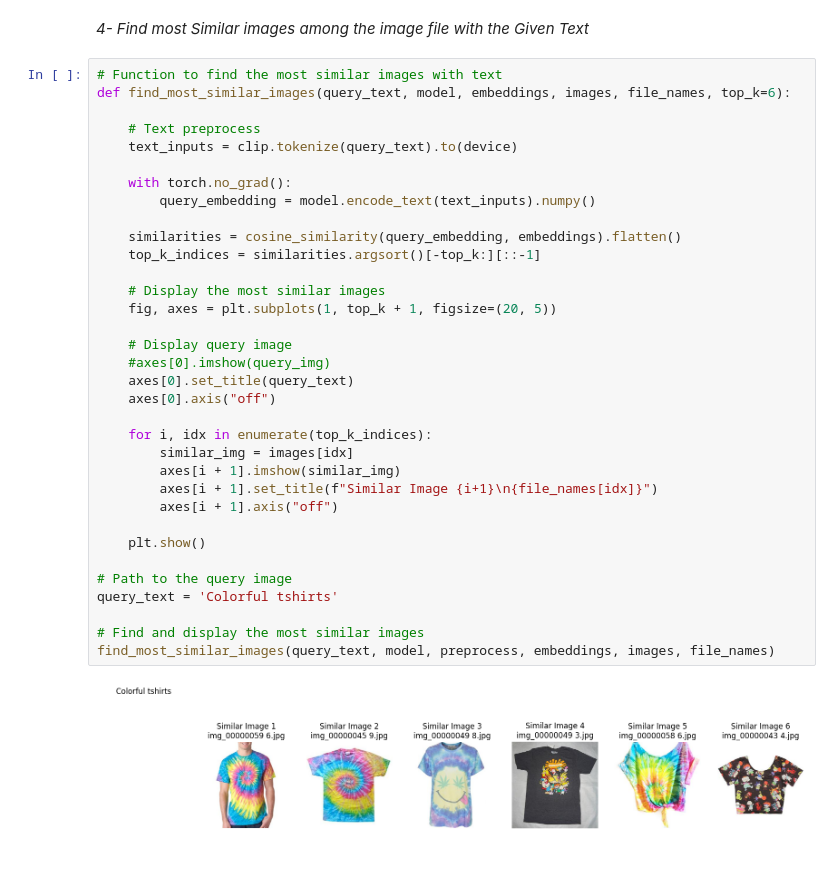
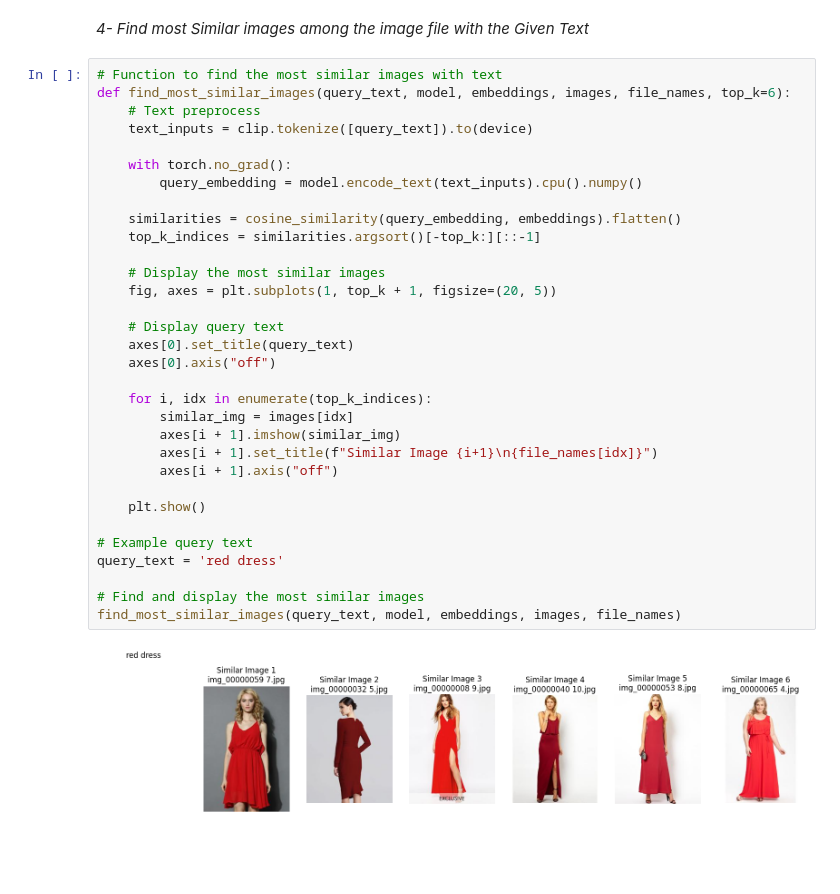
Before and after one commit to busraoguzoglu/Image-Similarity-Search, a Jupyter notebook: clip_find_similars.ipynb, the cells around one changed output. Drawn from its saved outputs; the diff is of its cells as text.

```diff
--- a/clip_find_similars.ipynb
+++ b/clip_find_similars.ipynb
@@ -103,36 +103,34 @@ find_most_similar_images(query_image_path, model, preprocess, embeddings, images
 # %%
 # Function to find the most similar images with text
 def find_most_similar_images(query_text, model, embeddings, images, file_names, top_k=6):
-
     # Text preprocess
-    text_inputs = clip.tokenize(query_text).to(device)
+    text_inputs = clip.tokenize([query_text]).to(device)
 
     with torch.no_grad():
-        query_embedding = model.encode_text(text_inputs).numpy()
+        query_embedding = model.encode_text(text_inputs).cpu().numpy()
 
     similarities = cosine_similarity(query_embedding, embeddings).flatten()
     top_k_indices = similarities.argsort()[-top_k:][::-1]
 
     # Display the most similar images
     fig, axes = plt.subplots(1, top_k + 1, figsize=(20, 5))
 
-    # Display query image
-    #axes[0].imshow(query_img)
+    # Display query text
     axes[0].set_title(query_text)
     axes[0].axis("off")
 
     for i, idx in enumerate(top_k_indices):
         similar_img = images[idx]
         axes[i + 1].imshow(similar_img)
         axes[i + 1].set_title(f"Similar Image {i+1}\n{file_names[idx]}")
         axes[i + 1].axis("off")
 
     plt.show()
 
-# Path to the query image
-query_text = 'Colorful tshirts'
+# Example query text
+query_text = 'red dress'
 
 # Find and display the most similar images
-find_most_similar_images(query_text, model, preprocess, embeddings, images, file_names)
+find_most_similar_images(query_text, model, embeddings, images, file_names)
 # %% [output]
-[figure, old version]
+[figure, new version]
```
Also changed, not shown: parts of 2 cells of this notebook.
